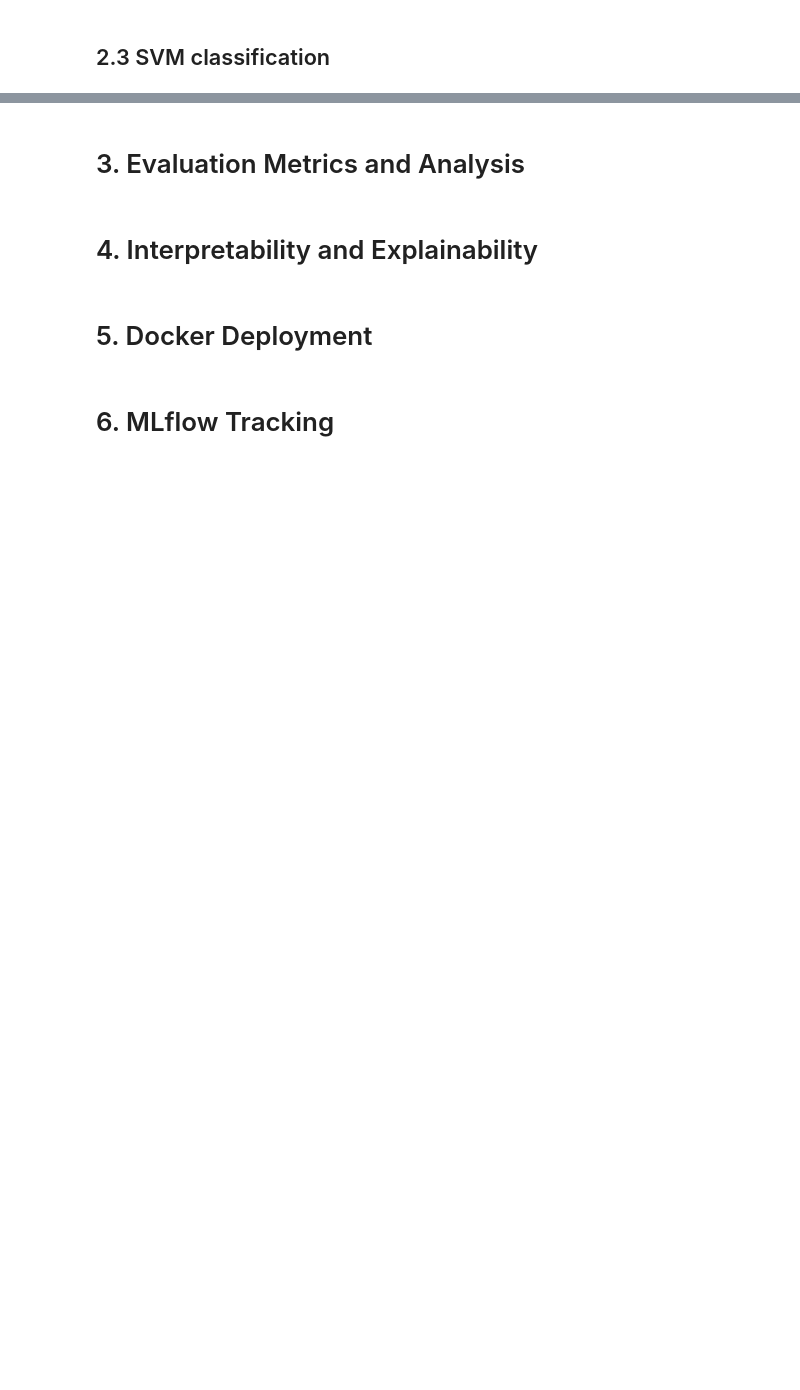
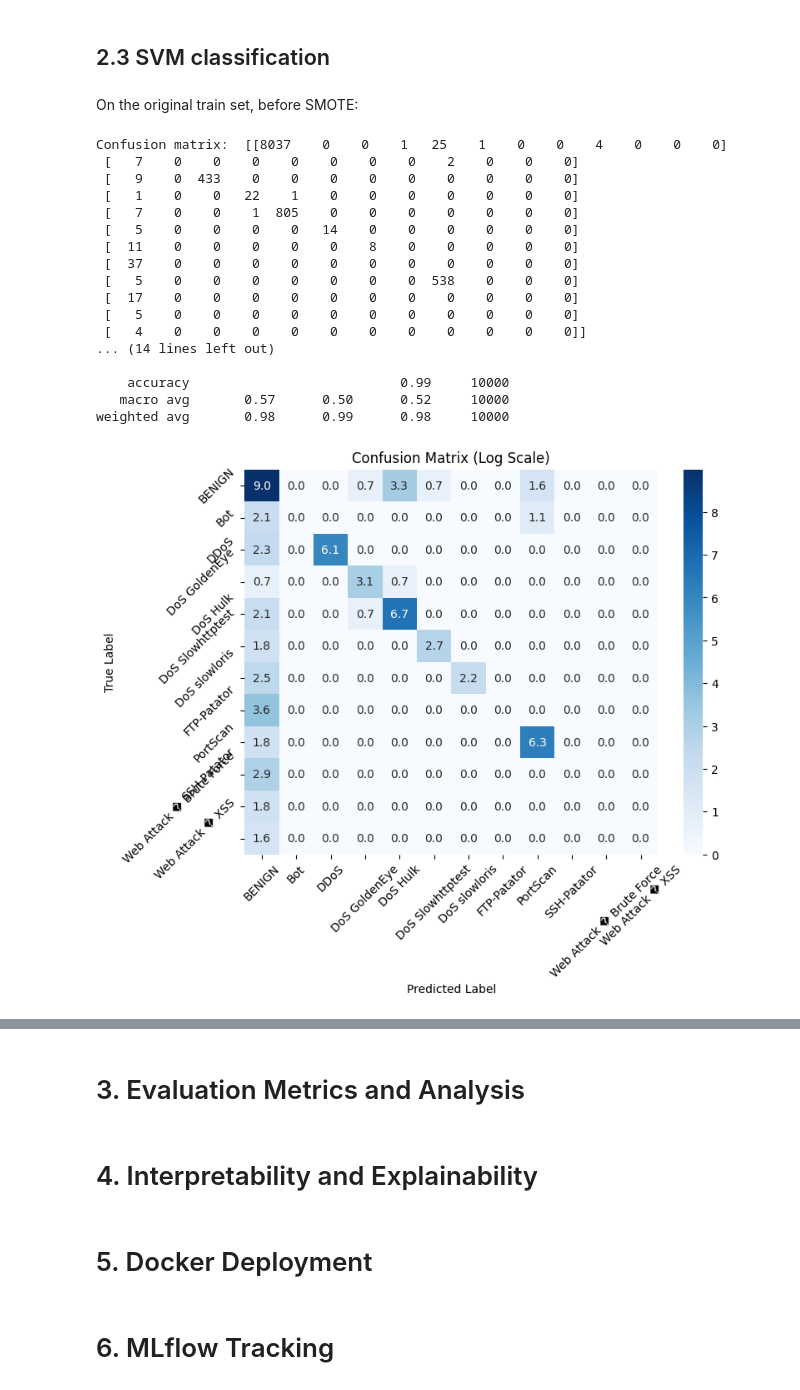
Before and after one commit to Arthur-Boutelier/machineLearningCybersecurity, a Jupyter notebook: machine_learning_project.ipynb, the cells around one changed output, grey strips where cells are left out. Saved outputs shown, nothing was run; the diff lists cells and outputs as text; code cells hidden in the pictures; blank space fills up the shorter version.

```diff
--- a/machine_learning_project.ipynb
+++ b/machine_learning_project.ipynb
@@ -490,2 +582,42 @@ weighted avg       1.00      1.00      1.00    337044
 # %% [markdown]
 ## 2.3 SVM classification
+# %% [markdown]
+On the original train set, before SMOTE:
+# %%
+svm = SVC(kernel='rbf', C=1.0, gamma='scale')
+svm.fit(X_train, y_train)
+y_pred = svm.predict(X_test)
+conf_matrix = confusion_matrix(y_test, y_pred)
+print("Confusion matrix: ", conf_matrix)
+print(classification_report(y_test, y_pred))
+
+
+plt.figure(figsize=(8, 6))
+# Use log scale for better visualization when one class is very frequent
+conf_matrix_log = np.log1p(conf_matrix)  # log(1 + x) to handle zeros
+sns.heatmap(conf_matrix_log, annot=True, fmt='.1f', cmap='Blues')
+plt.title("Confusion Matrix (Log Scale)")
+plt.xlabel("Predicted Label")
+plt.xticks(ticks=np.arange(len(class_names))+0.5, labels=class_names, rotation=45)
+plt.ylabel("True Label")
+plt.yticks(ticks=np.arange(len(class_names))+0.5, labels=class_names, rotation=45)
+plt.show()
+# %% [output]
+Confusion matrix:  [[8037    0    0    1   25    1    0    0    4    0    0    0]
+ [   7    0    0    0    0    0    0    0    2    0    0    0]
+ [   9    0  433    0    0    0    0    0    0    0    0    0]
+ [   1    0    0   22    1    0    0    0    0    0    0    0]
+ [   7    0    0    1  805    0    0    0    0    0    0    0]
+ [   5    0    0    0    0   14    0    0    0    0    0    0]
+ [  11    0    0    0    0    0    8    0    0    0    0    0]
+ [  37    0    0    0    0    0    0    0    0    0    0    0]
+ [   5    0    0    0    0    0    0    0  538    0    0    0]
+ [  17    0    0    0    0    0    0    0    0    0    0    0]
+ [   5    0    0    0    0    0    0    0    0    0    0    0]
+ [   4    0    0    0    0    0    0    0    0    0    0    0]]
+... (14 lines left out)
+
+    accuracy                           0.99     10000
+   macro avg       0.57      0.50      0.52     10000
+weighted avg       0.98      0.99      0.98     10000
+[figure, added]
```
Also changed, not shown: parts of 46 cells of this notebook.
